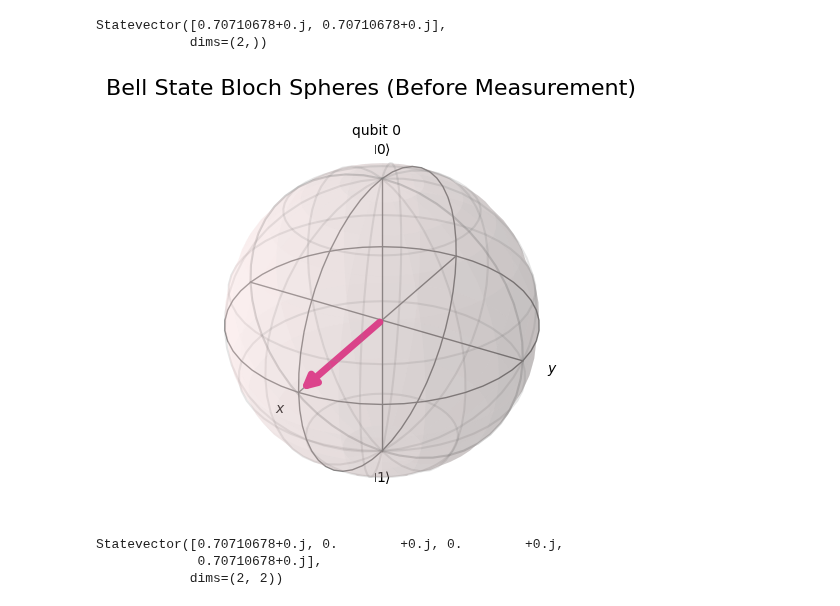
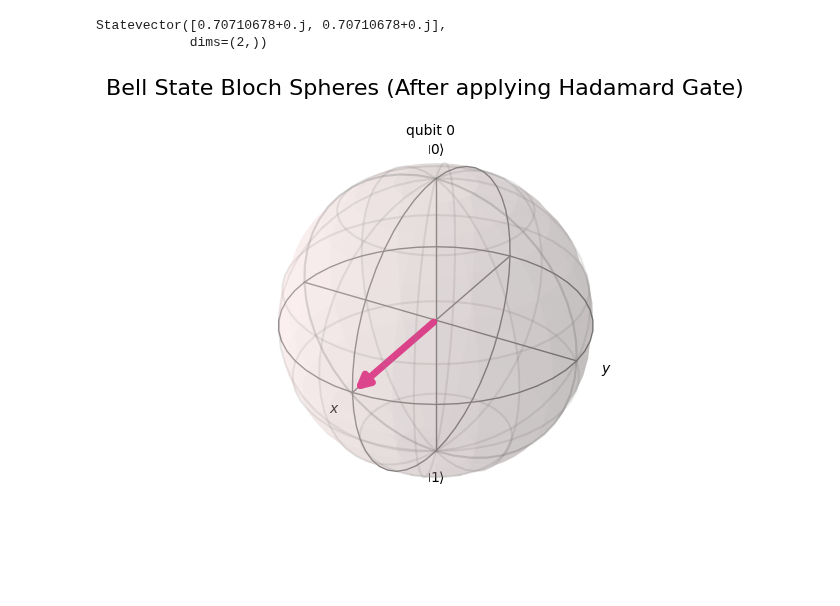
Before and after one commit to mkbahk/QuantumComputing, a Jupyter notebook: Quantum_MultiQubit_BlochSphereX_mkbahk_20250407.ipynb, the cells around one changed output. Cells and saved outputs as stored; diff of their text form; code cells hidden in the pictures; blank space fills up the shorter version.

```diff
--- a/Quantum_MultiQubit_BlochSphereX_mkbahk_20250407.ipynb
+++ b/Quantum_MultiQubit_BlochSphereX_mkbahk_20250407.ipynb
@@ -56,6 +56,6 @@ state_before
 Statevector([0.70710678+0.j, 0.70710678+0.j],
             dims=(2,))
 # %%
-plot_bloch_multivector(state_before, title="Bell State Bloch Spheres (Before Measurement)")
+plot_bloch_multivector(state_before, title="Bell State Bloch Spheres (After applying Hadamard Gate)")
 # %% [output]
-[figure, old version]
+[figure, new version]
@@ -70,6 +61,0 @@ state_before2 = Statevector.from_instruction(qc2)
-# %%
-state_before2
-# %% [output]
-Statevector([0.70710678+0.j, 0.        +0.j, 0.        +0.j,
-             0.70710678+0.j],
-            dims=(2, 2))
```
Also changed, not shown: parts of 10 cells of this notebook.
